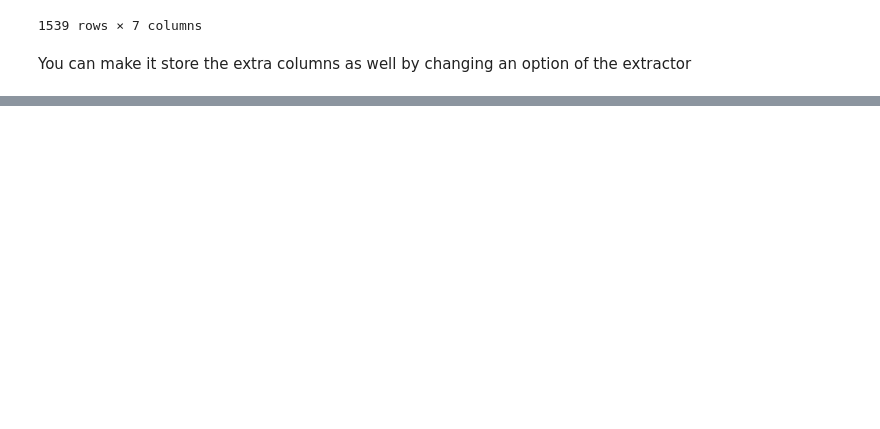
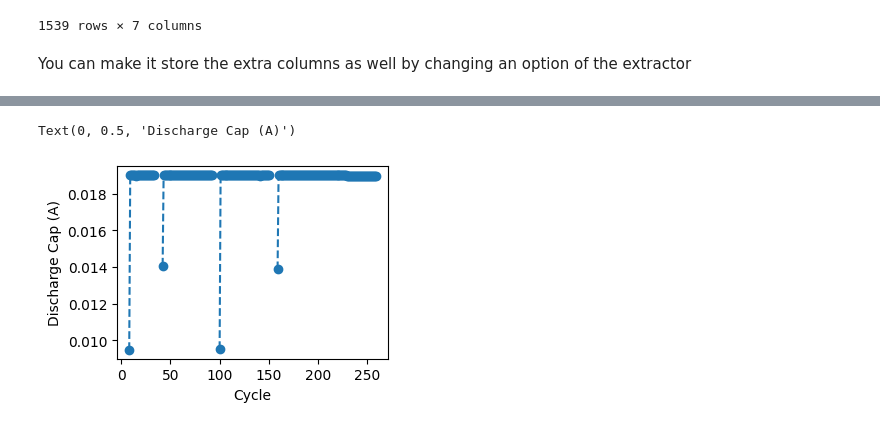
Before and after one commit to ROVI-org/battery-data-toolkit, a Jupyter notebook: notebooks/extract-from-batterydata.ipynb, the cells around one changed output, grey strips where cells are left out. Drawn from its saved outputs; the diff is of its cells as text; code cells hidden in the pictures; blank space fills up the shorter version.

```diff
--- a/notebooks/extract-from-batterydata.ipynb
+++ b/notebooks/extract-from-batterydata.ipynb
@@ -98,0 +137,14 @@ extractor.parse_to_dataframe(groups[0]).raw_data
+# %%
+fig, ax = plt.subplots(figsize=(3.5, 2.5))
+
+# BatteryData denotes cycle types, such "Aging Cycles"
+#  `Cycle_Label` is not standardized under the battery-data-toolkit schemas, but you can still use it
+aging_cycles = dataset.cycle_stats.query('Cycle_Label=="Aging cycle"')
+
+ax.plot(aging_cycles['cycle_number'], aging_cycles['discharge_capacity'], '--o')
+
+ax.set_xlabel('Cycle')
+ax.set_ylabel('Discharge Cap (A)')
+# %% [output]
+Text(0, 0.5, 'Discharge Cap (A)')
+[figure, added]
```
Also changed, not shown: parts of 11 cells of this notebook, 1 other file.
